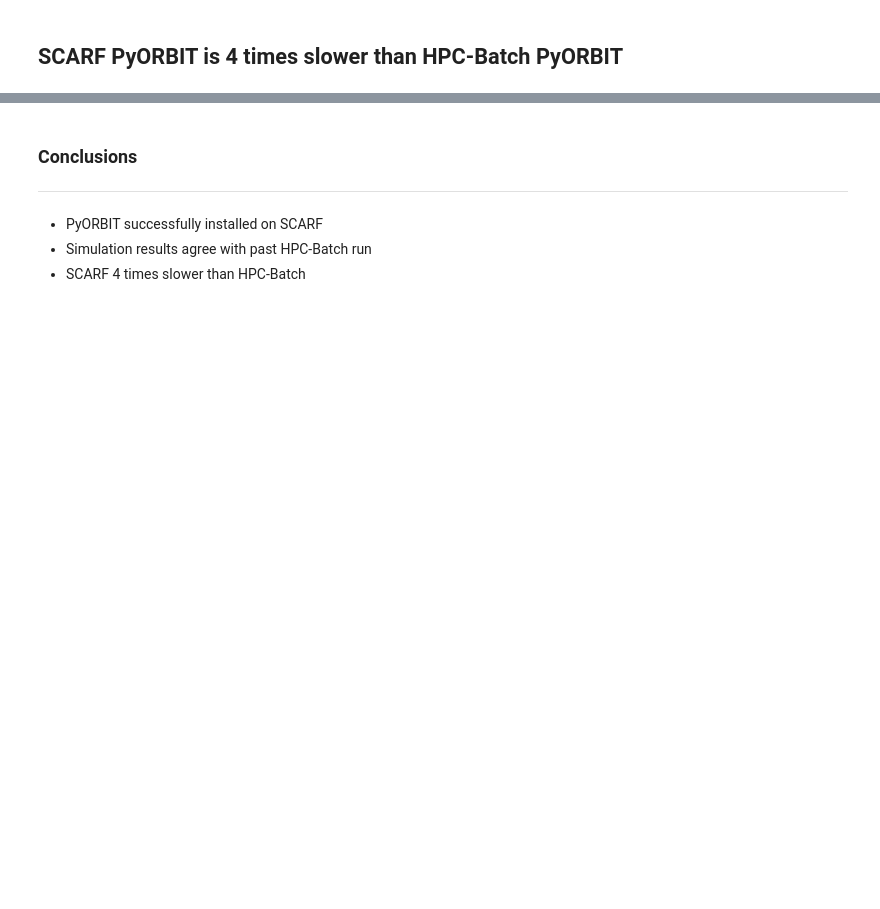
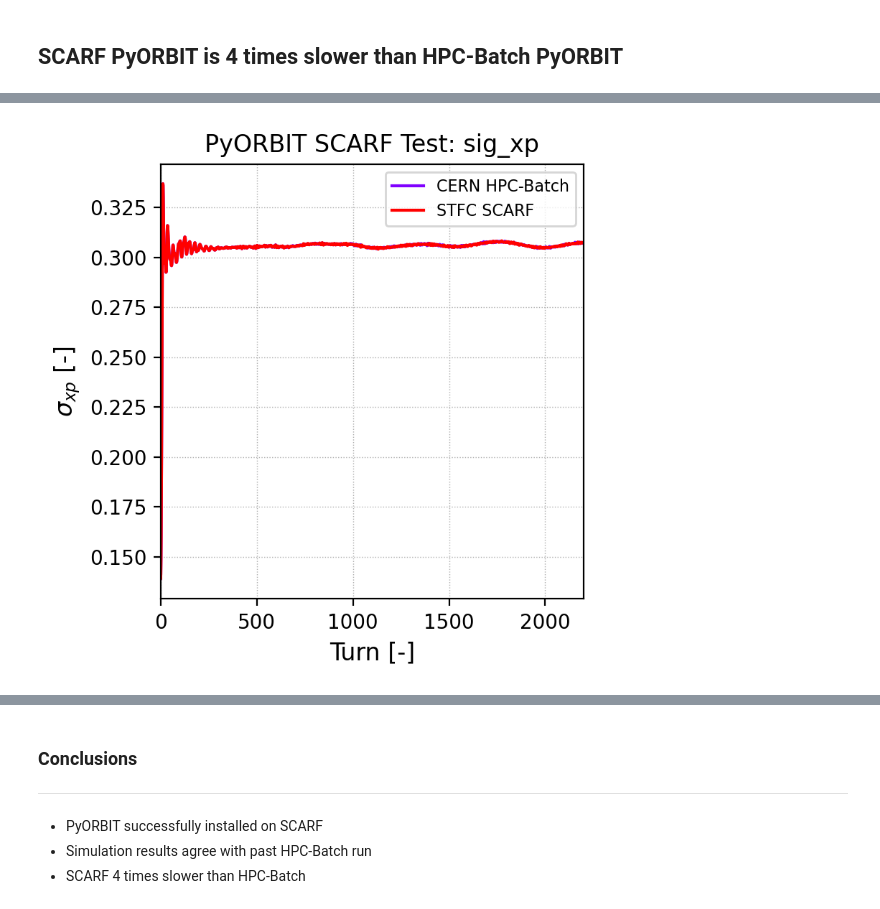
Before and after one commit to HaroonRafique/SCARF_PTC_PyORBIT_Test, a Jupyter notebook: 00_Initial_Test/1_H_07_Output.ipynb, the cells around one changed output, grey strips where cells are left out. Saved outputs shown, nothing was run; the diff lists cells and outputs as text; code cells hidden in the pictures; blank space fills up the shorter version.

```diff
--- a/00_Initial_Test/1_H_07_Output.ipynb
+++ b/00_Initial_Test/1_H_07_Output.ipynb
@@ -300,30 +322,32 @@ plt.savefig(savename);
 # %%
 parameter = 'sig_xp'
 multi1 = 1E3
-y_label = r'$\sigma_{xp$ [-]'
+y_label = r'$\sigma_{xp}$ [-]'
 
 fig1 = plt.figure(facecolor='w', edgecolor='k', figsize=(4.,4.), tight_layout=True)
 ax1 = fig1.add_subplot(111)
 
 title = main_label + ': ' + parameter
 ax1.set_title(title)
 
 ax1.set_xlabel('Turn [-]')
 ax1.set_ylabel(y_label)
 
 colors = cm.rainbow(np.linspace(0, 1, len(dd1.keys())))
 c_it = int(0)
 
 for key, value in sorted(dd1.items()):
     ax1.plot(dd1[key]['turn'][0], dd1[key][parameter][0]*multi1, label=key, color=colors[c_it]);
     c_it = c_it + 1;
 
 ax1.grid(which='both',lw=0.5, ls=':');
 ax1.legend();
 ax1.set_xlim(0, 2200);
 
 savename = save_folder +'/' + main_label + '_' + parameter + '.png'
 plt.savefig(savename);
+# %% [output]
+[figure, added]
 # %%
 parameter = 'sig_yp'
 multi1 = 1E3
```
Also changed, not shown: parts of 25 cells of this notebook, 23 other files.
